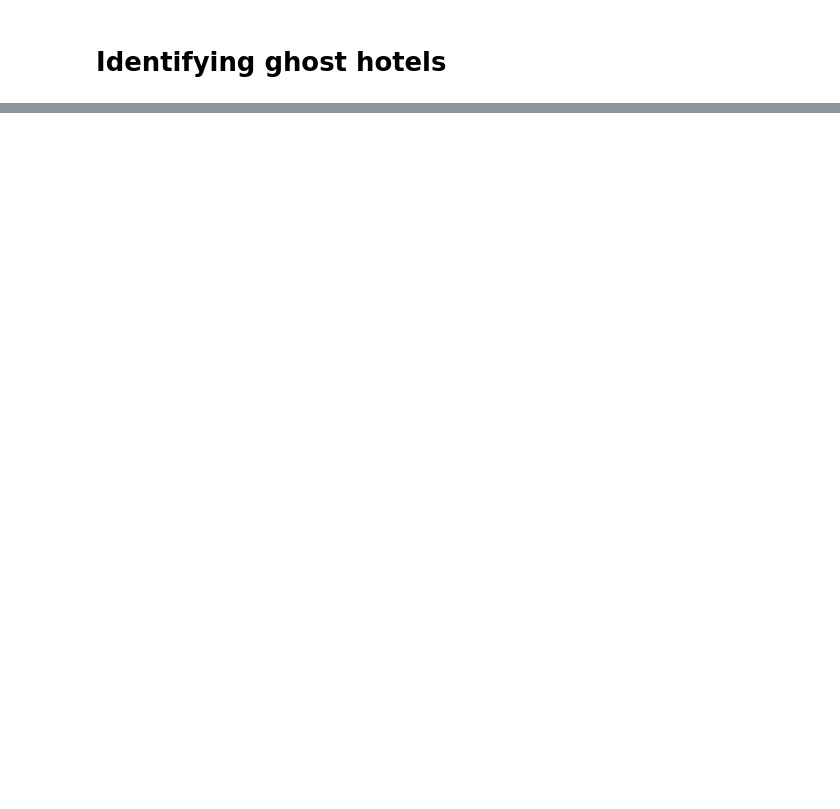
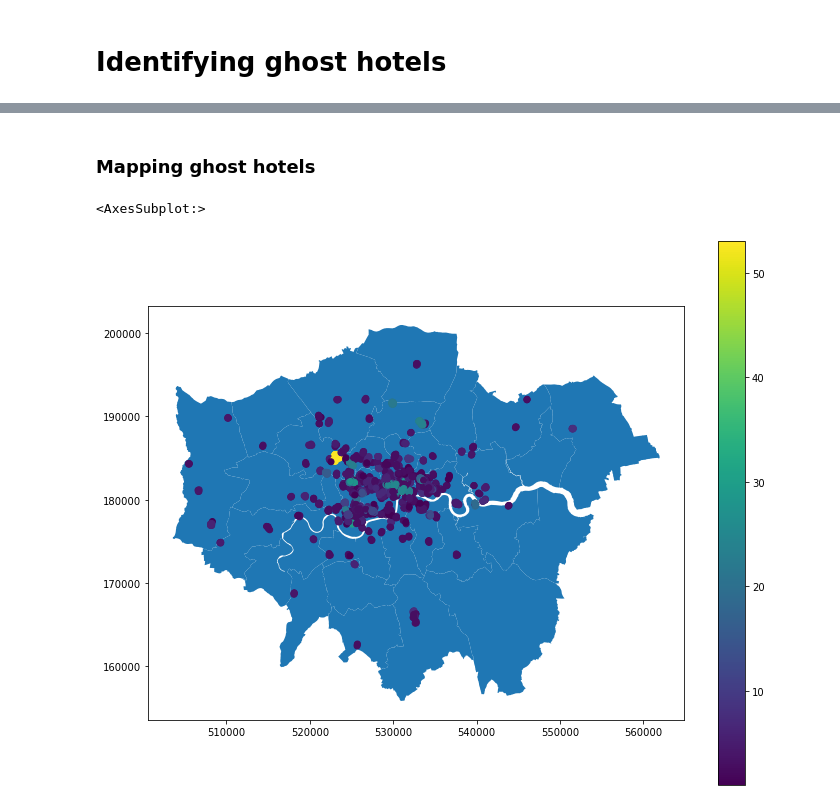
Before and after one commit to caranvr/i2p-assessment, a Jupyter notebook: ghost_hotels2.ipynb, the cells around one changed output, grey strips where cells are left out. Saved outputs shown, nothing was run; the diff lists cells and outputs as text; code cells hidden in the pictures; blank space fills up the shorter version.

```diff
--- a/ghost_hotels2.ipynb
+++ b/ghost_hotels2.ipynb
@@ -140,0 +201,6 @@ print(f'{len(text_noise)} listings are considered noise and will be dropped in t
+# %%
+ghost_hotels_20.drop(ghost_hotels_20[
+    ghost_hotels_20['host_name'].str.contains('Sonder')
+].index, inplace=True)
+
+print(f'{ghost_hotels_20.shape[0]} listings are in suspected ghost hotels.')
@@ -140,0 +225,2 @@ print(f'{len(text_noise)} listings are considered noise and will be dropped in t
+# %%
+df['is_ghost_listing'] = df.index.isin(ghost_hotels_20.index.values)
@@ -230,7 +272,0 @@ ghost_clusters = cosine_distances[(cosine_distances < 0.2).sum(1) > 2].apply(lam
-# %%
-#Creating distance band weights for ghost listings
-#1. Convert original df to gdf and reproject so it's in BNG
-gdf = gpd.GeoDataFrame(df,
-      geometry=gpd.points_from_xy(df['longitude'], df['latitude'], crs='epsg:4326'))
-boros = gpd.read_file('https://github.com/jreades/i2p/blob/master/data/src/Boroughs.gpkg?raw=true')
-gdf = gdf.to_crs(boros.crs)
@@ -265,5 +273,15 @@ gdf.loc[[32010389, 34456467, 34456554]]
+# %% [markdown]
+### Mapping ghost hotels
+# %%
+geo_ghost_hotels = pd.merge(ghost_hotels_20, gdf, how='left', left_index=True, right_index=True)[['geometry', 'hotel_id', 'count']]
 # %%
+geo_ghost_hotels = gpd.GeoDataFrame(
+    geo_ghost_hotels, geometry='geometry', crs='epsg:27700')
+
+
 fig, ax = plt.subplots(1,1, figsize=(12,10))
 boros.plot(ax=ax)
-for h in ghost_hotels:
-    gdf.loc[h].plot(ax=ax)
+geo_ghost_hotels.plot(ax=ax, column='count', legend=True)
+# %% [output]
+<AxesSubplot:>
+[figure, added]
```
Also changed, not shown: parts of 55 cells of this notebook.
